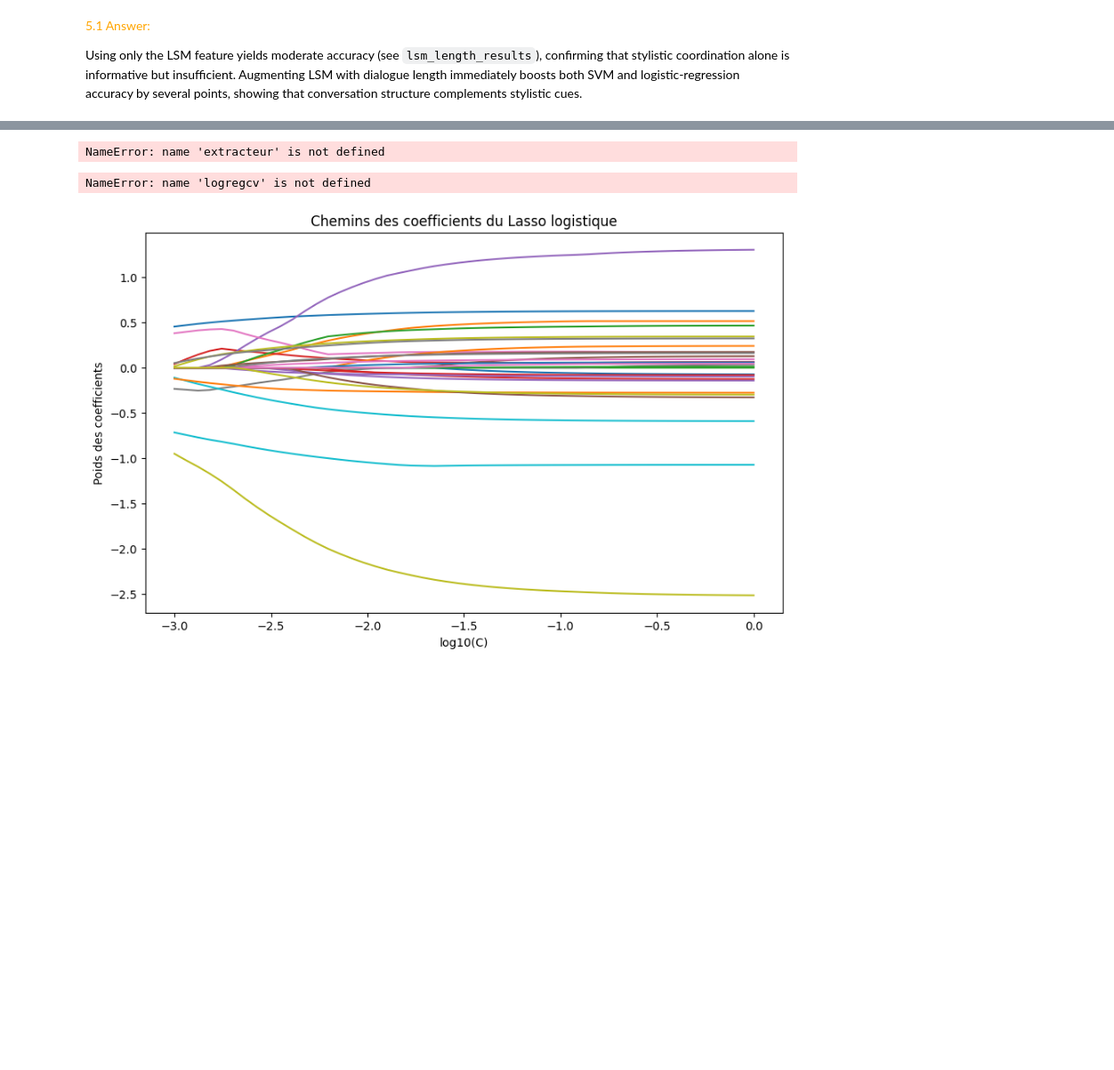
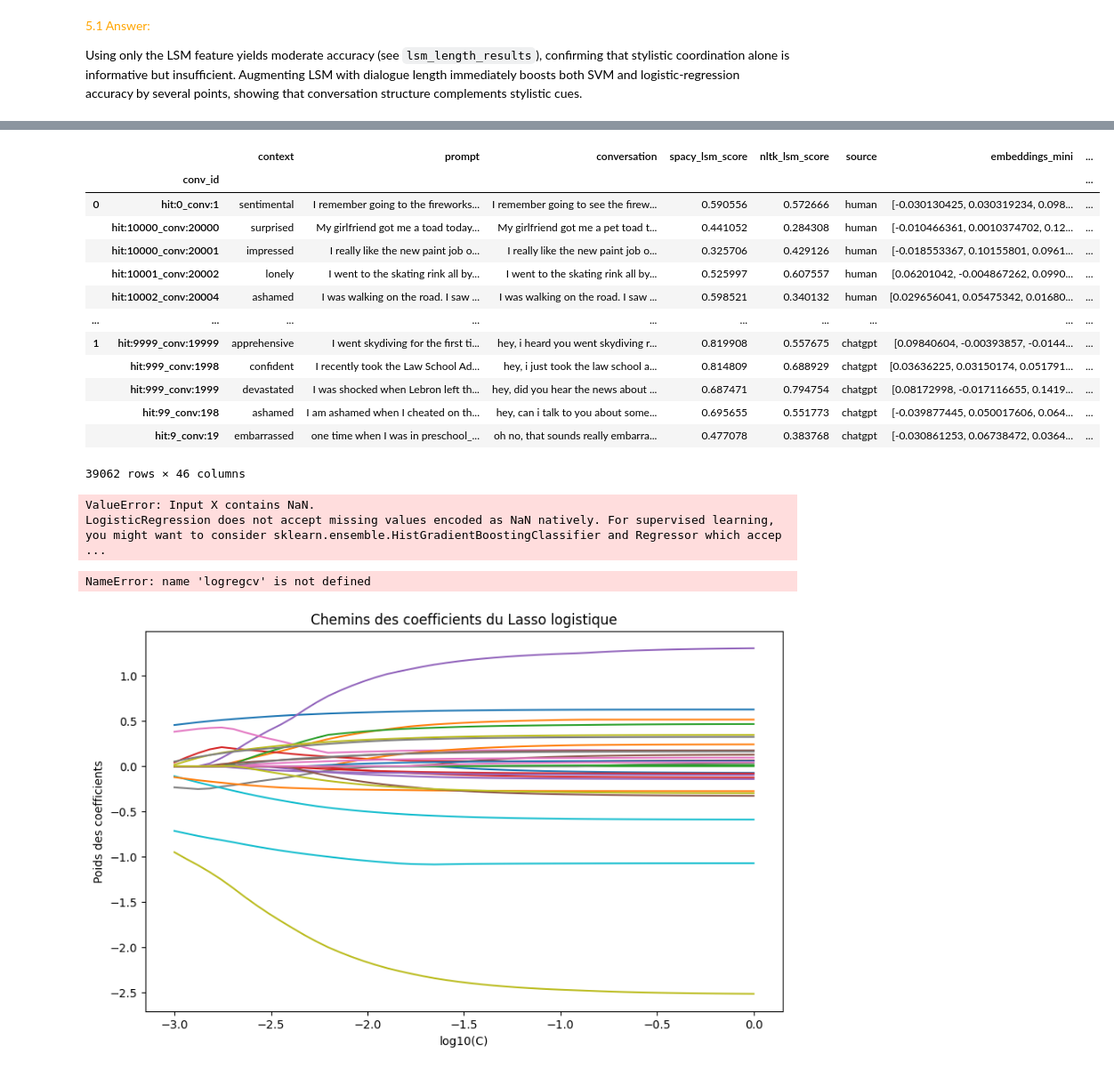
Before and after one commit to telecom-projet-nlp/human-gpt-linguistic-differences, a Jupyter notebook: notebook/Answers.ipynb, the cells around one changed output, grey strips where cells are left out. Shown: that part at 89% size. Saved outputs shown, nothing was run; the diff lists cells and outputs as text; code cells hidden in the pictures; blank space fills up the shorter version.

Commit message:
regression on valence

```diff
--- a/notebook/Answers.ipynb
+++ b/notebook/Answers.ipynb
@@ -670,34 +754,47 @@ KeyboardInterrupt:
 # %%
-# Récupérer les colonnes ajoutées directement dans ext.data
-extraction = extracteur.data.drop(["nlp", "lemmas"]).to_pandas()
+# Retrieving columns added directly in extractor.data
+extraction = extractor.data.drop(["nlp", "lemmas"]).to_pandas()
 extraction["conv_id"] = tot_byconv.index.get_level_values(1)
 extraction["source"] = tot_byconv.index.get_level_values(0)
 
-# Standardisation sur 1 des variables de comptages
+# Standardization of count variables to 1
 cols_to_divide = extraction.filter(regex="^n_").columns.drop("n_tokens")
 extraction[cols_to_divide] = extraction[cols_to_divide].div(extraction["n_tokens"], axis=0)
 
 extraction.to_csv("../data/GPT_valence_scores.csv")
-# %% [output]
-NameError: name 'extracteur' is not defined
 # %%
 extraction = pd.read_csv('../data/GPT_valence_scores.csv')
+# %%
+extraction.set_index(['source', 'conv_id'], inplace=True)
+extraction.index.names = [None, 'conv_id']
+
+common_cols = tot_byconv.columns.intersection(extraction.columns)
+# %%
+tot_byconv = tot_byconv.join(extraction.drop(columns=common_cols))
+tot_byconv
+# %% [output]
+|  |  | context | prompt | conversation | spacy_lsm_score | nltk_lsm_score | source | embeddings_mini | ... |
+|  | conv_id |  |  |  |  |  |  |  | ... |
+| 0 | hit:0_conv:1 | sentimental | I remember going to the fireworks... | I remember going to see the firew... | 0.590556 | 0.572666 | human | [-0.030130425, 0.030319234, 0.098... | ... |
+|  | hit:10000_conv:20000 | surprised | My girlfriend got me a toad today... | My girlfriend got me a pet toad t... | 0.441052 | 0.284308 | human | [-0.010466361, 0.0010374702, 0.12... | ... |
+|  | hit:10000_conv:20001 | impressed | I really like the new paint job o... | I really like the new paint job o... | 0.325706 | 0.429126 | human | [-0.018553367, 0.10155801, 0.0961... | ... |
+|  | hit:10001_conv:20002 | lonely | I went to the skating rink all by... | I went to the skating rink all by... | 0.525997 | 0.607557 | human | [0.06201042, -0.004867262, 0.0990... | ... |
+|  | hit:10002_conv:20004 | ashamed | I was walking on the road. I saw ... | I was walking on the road. I saw ... | 0.598521 | 0.340132 | human | [0.029656041, 0.05475342, 0.01680... | ... |
+| ... | ... | ... | ... | ... | ... | ... | ... | ... | ... |
+| 1 | hit:9999_conv:19999 | apprehensive | I went skydiving for the first ti... | hey, i heard you went skydiving r... | 0.819908 | 0.557675 | chatgpt | [0.09840604, -0.00393857, -0.0144... | ... |
+|  | hit:999_conv:1998 | confident | I recently took the Law School Ad... | hey, i just took the law school a... | 0.814809 | 0.688929 | chatgpt | [0.03636225, 0.03150174, 0.051791... | ... |
+|  | hit:999_conv:1999 | devastated | I was shocked when Lebron left th... | hey, did you hear the news about ... | 0.687471 | 0.794754 | chatgpt | [0.08172998, -0.017116655, 0.1419... | ... |
+|  | hit:99_conv:198 | ashamed | I am ashamed when I cheated on th... | hey, can i talk to you about some... | 0.695655 | 0.551773 | chatgpt | [-0.039877445, 0.050017606, 0.064... | ... |
+|  | hit:9_conv:19 | embarrassed | one time when I was in preschool_... | oh no, that sounds really embarra... | 0.477078 | 0.383768 | chatgpt | [-0.030861253, 0.06738472, 0.0364... | ... |
+39062 rows × 46 columns
 # %%
 from sklearn.metrics import roc_auc_score
 
-# On constitue un X_train et un X_test stratifiés par contexte, en s'assurant que les conv_id identiques ne soient pas séparés
-conv_df = extraction.drop_duplicates(subset="conv_id")[['conv_id', 'context']]
-train_conv, test_conv = train_test_split(
-    conv_df,
-    test_size=0.2,
-    stratify=conv_df['context'],
-    random_state=42
-)
-X_train = extraction[extraction['conv_id'].isin(train_conv['conv_id'])].dropna(subset=["avg_valence"])
-X_test  = extraction[extraction['conv_id'].isin(test_conv['conv_id'])].dropna(subset=["avg_valence"])
+X_train = tot_byconv.iloc[train_idx]
+X_test = tot_byconv.iloc[test_idx]
 
 logistic = LogisticRegression()
-emotion_features = ['LSM', 'n_positive_sentiment',
+emotion_features = ['spacy_lsm_score', 'n_positive_sentiment',
        'n_negative_sentiment', #'n_tokens',
          'sentiment_score', 'avg_valence',
        'avg_arousal', 'avg_dominance', 'n_low_valence', 'n_high_valence',
@@ -714,10 +811,16 @@ emotion_features = ['LSM', 'n_positive_sentiment',
 
 scores_roc = {}
 
+y_train = X_train.index.get_level_values(0)
+y_test = X_test.index.get_level_values(0)
+
 for i, feature in enumerate(emotion_features):
-    lrf = logistic.fit(X_train[[feature]], X_train["source"])
+    lrf = logistic.fit(X_train[[feature]], y_train)
     y_proba = lrf.predict_proba(X_test[[feature]])[:, 1]
-    scores_roc.update({feature: roc_auc_score(X_test["source"], y_proba)})
+    scores_roc.update({feature: roc_auc_score(y_test, y_proba)})
+# %% [output]
+ValueError: Input X contains NaN.
+LogisticRegression does not accept missing values encoded as NaN natively. For supervised learning, you might want to consider sklearn.ensemble.HistGradientBoostingClassifier and Regressor which accep ...
 # %%
 from sklearn.pipeline import make_pipeline
 from sklearn.linear_model import LogisticRegressionCV
```
Also changed, not shown: parts of 9 cells of this notebook.
